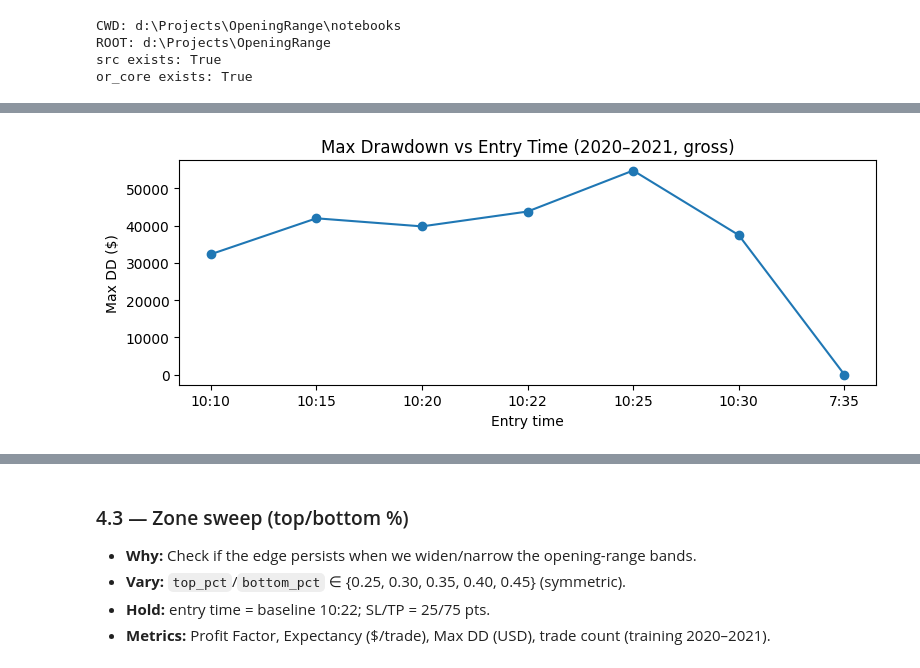
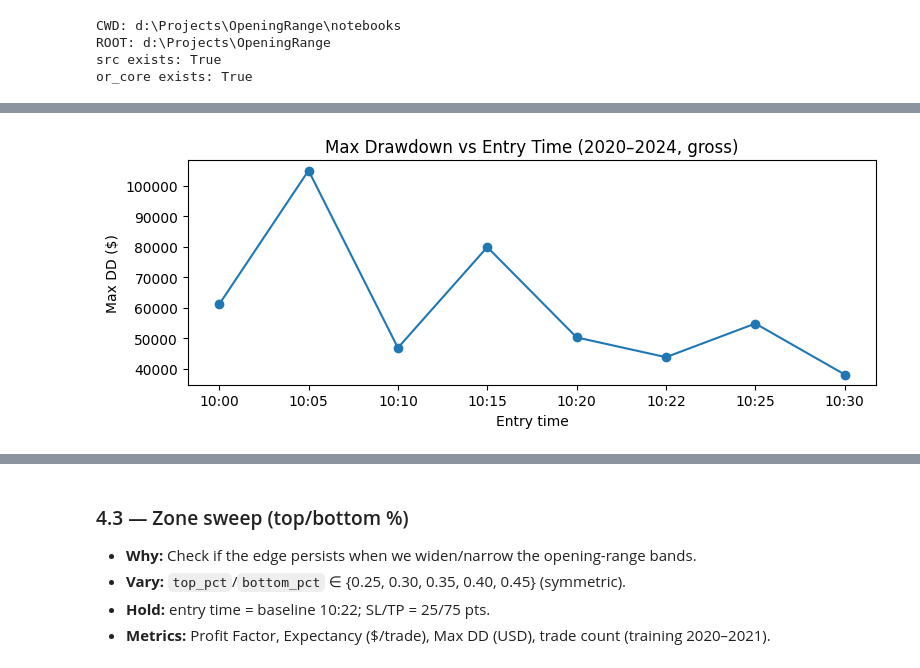
Before and after one commit to Mbaka11/OpeningRangeTradingStrategy, a Jupyter notebook: notebooks/04_parameter_robustness.ipynb, the cells around one changed output, grey strips where cells are left out. Saved outputs shown, nothing was run; the diff lists cells and outputs as text; code cells hidden in the pictures.

```diff
--- a/notebooks/04_parameter_robustness.ipynb
+++ b/notebooks/04_parameter_robustness.ipynb
@@ -95,9 +97,11 @@ vd["year"] = vd["date"].dt.year
 # --- Define train/test years (we’ll sweep on TRAIN first)
 TRAIN_YEARS = {2020, 2021}
 TEST_YEARS  = {2022, 2023}
+ENTRY_YEARS = {2020, 2021, 2022, 2023, 2024}
 
 vd_train = vd[vd["year"].isin(TRAIN_YEARS)].copy()
 vd_test  = vd[vd["year"].isin(TEST_YEARS)].copy()
+vd_entry = vd[vd["year"].isin(ENTRY_YEARS)].copy()
 
 # --- Pull constants (safe fallbacks)
 try:
@@ -144,10 +148,10 @@ def _set_nested(d, path, value):
 
 @contextmanager
 def temporary_strategy_overrides(entry_time=None, bot_pct=None, top_pct=None, sl_pts=None, tp_pts=None):
-    """
+    '''
     Temporarily modify STRATEGY dict for sweeps. If STRATEGY isn't present,
     we’ll pass overrides directly to execute_day (next helper).
-    """
+    '''
     backup = None
     try:
         if "STRATEGY" in globals() and isinstance(STRATEGY, dict):
@@ -170,10 +174,10 @@ def temporary_strategy_overrides(entry_time=None, bot_pct=None, top_pct=None, sl
             STRATEGY.update(backup)
 
 def _execute_with_overrides(date_str, **overrides):
-    """
+    '''
     Call execute_day with overrides if it accepts them; otherwise rely on
     temporary_strategy_overrides having already set STRATEGY.
-    """
+    '''
     sig = inspect.signature(execute_day)
     kwargs = {}
     for k in ["entry_time", "bot_pct", "top_pct", "sl_pts", "tp_pts", "overrides"]:
@@ -184,6 +188,7 @@ def _execute_with_overrides(date_str, **overrides):
 # --- Minimal sanity print
 print(f"Training window days (2020–2021): {len(vd_train)}")
 print(f"Test window days     (2022–2023): {len(vd_test)}")
+print(f"Entry window days    (2020–2024): {len(vd_entry)}")
 print(f"Point value used: ${POINT_VAL:.2f} per point | Initial capital: ${init_capital:,.0f}")
 # %% [output]
 Training window days (2020–2021): 510
@@ -205,5 +211,5 @@ Point value used: $80.00 per point | Initial capital: $100,000
 # %%
-# 4.2 — Entry-time sweep (training 2020–2021)
+# 4.2 — Entry-time sweep (all 2020–2024 days)
 
 import pandas as pd
 import numpy as np
@@ -226,8 +232,28 @@ def _execute_with_overrides(date_str, **overrides):
             kwargs[k] = overrides[k]
     return execute_day(date_str, **kwargs)
 
+# --- metric helper reused by sweeps/Monte Carlo
+def compute_metrics(df):
+    df = df.sort_values("date").reset_index(drop=True)
+    df["pnl_usd_filled"] = df["pnl_usd"].fillna(0.0)
+
+    is_trade = df["decision"].isin(["long","short"])
+    trades   = df[is_trade]
+    wins     = trades["pnl_usd"] > 0
+    losses   = trades["pnl_usd"] < 0
+    sum_w = trades.loc[wins,  "pnl_usd"].sum()
+    sum_l = -trades.loc[losses, "pnl_usd"].sum()
+    pf = (sum_w / sum_l) if sum_l > 0 else np.nan
+    exp_usd = trades["pnl_usd"].mean() if len(trades) else np.nan
+
+    eq = init_capital + df["pnl_usd_filled"].cumsum()
+    dd = (eq.cummax() - eq).astype(float)
+    max_dd = float(dd.max()) if len(dd) else np.nan
+
+    return {"trades": int(is_trade.sum()), "pf": float(pf), "exp_usd": float(exp_usd), "max_dd": max_dd}
+
 # --- one run for a given entry time (zones/sl/tp fixed)
-def run_backtest_for_params(dates, entry_time, bot_pct=0.35, top_pct=0.35, sl_pts=25, tp_pts=75):
+def run_backtest_for_params(dates, entry_time, bot_pct=0.35, top_pct=0.35, sl_pts=25, tp_pts=75, return_daily=False):
     records = []
     # temporarily override config if STRATEGY dict exists; otherwise pass via kwargs
     with temporary_strategy_overrides(entry_time=entry_time, bot_pct=bot_pct, top_pct=top_pct,
@@ -238,36 +264,25 @@ def run_backtest_for_params(dates, entry_time, bot_pct=0.35, top_pct=0.35, sl_pt
                                              top_pct=top_pct, sl_pts=sl_pts, tp_pts=tp_pts)
             records.append({"date": d, "decision": ex.decision, "pnl_usd": ex.pnl_usd})
     df = pd.DataFrame.from_records(records)
-    df["pnl_usd_filled"] = df["pnl_usd"].fillna(0.0)
-    df = df.sort_values("date").reset_index(drop=True)
+    metrics = compute_metrics(df)
+    if return_daily:
+        daily = df[["date","decision","pnl_usd"]].copy()
+        daily["pnl_usd_filled"] = daily["pnl_usd"].fillna(0.0)
+        return metrics, daily
+    return metrics
 
-    # KPIs on executed trades
-    is_trade = df["decision"].isin(["long","short"])
-    trades   = df[is_trade]
-    wins     = trades["pnl_usd"] > 0
-    losses   = trades["pnl_usd"] < 0
-    sum_w = trades.loc[wins,  "pnl_usd"].sum()
-    sum_l = -trades.loc[losses, "pnl_usd"].sum()
-    pf = (sum_w / sum_l) if sum_l > 0 else np.nan
-    exp_usd = trades["pnl_usd"].mean() if len(trades) else np.nan
+# --- run the sweep on all entry dates
+ENTRY_GRID = ["10:00","10:05","10:10","10:15","10:20","10:22","10:25","10:30"]
+dates_entry = vd_entry["date"].dt.strftime("%Y-%m-%d").tolist()
 
-    # equity & drawdown (gross)
-    eq = init_capital + df["pnl_usd_filled"].cumsum()
-    dd = (eq.cummax() - eq).astype(float)
-    max_dd = float(dd.max()) if len(dd) else np.nan
-
-    return {"trades": int(is_trade.sum()), "pf": float(pf), "exp_usd": float(exp_usd), "max_dd": max_dd}
-
-# --- run the sweep on training dates
-ENTRY_GRID = ["10:10","10:15","10:20","10:22","10:25","10:30","10:35"]
-dates_train = vd_train["date"].dt.strftime("%Y-%m-%d").tolist()
-
+daily_by_entry = {}
 rows = []
-for et in tqdm(ENTRY_GRID, desc="Entry-time sweep (training)"):
+for et in tqdm(ENTRY_GRID, desc="Entry-time sweep (2020–2024)"):
     or_core.ENTRY_T = et
-    k = run_backtest_for_params(dates_train, entry_time=et, bot_pct=0.35, top_pct=0.35, sl_pts=25, tp_pts=75)
+    k, daily = run_backtest_for_params(dates_entry, entry_time=et, bot_pct=0.35, top_pct=0.35, sl_pts=25, tp_pts=75, return_daily=True)
     k["entry_time"] = et
     rows.append(k)
+    daily_by_entry[et] = daily
 
 sweep_et = pd.DataFrame(rows).sort_values("entry_time").reset_index(drop=True)
 display(sweep_et[["entry_time","trades","pf","exp_usd","max_dd"]])
@@ -275,19 +290,19 @@ display(sweep_et[["entry_time","trades","pf","exp_usd","max_dd"]])
 # --- small visuals
 plt.figure(figsize=(8,3.2))
 plt.plot(sweep_et["entry_time"], sweep_et["pf"], marker="o")
-plt.title("Profit Factor vs Entry Time (2020–2021, gross)")
+plt.title("Profit Factor vs Entry Time (2020–2024, gross)")
 plt.xlabel("Entry time"); plt.ylabel("Profit Factor")
 plt.tight_layout(); plt.show()
 
 plt.figure(figsize=(8,3.2))
 plt.plot(sweep_et["entry_time"], sweep_et["exp_usd"], marker="o")
-plt.title("Expectancy ($/trade) vs Entry Time (2020–2021, gross)")
+plt.title("Expectancy ($/trade) vs Entry Time (2020–2024, gross)")
 plt.xlabel("Entry time"); plt.ylabel("$/trade")
 plt.tight_layout(); plt.show()
 
 plt.figure(figsize=(8,3.2))
 plt.plot(sweep_et["entry_time"], sweep_et["max_dd"], marker="o")
-plt.title("Max Drawdown vs Entry Time (2020–2021, gross)")
+plt.title("Max Drawdown vs Entry Time (2020–2024, gross)")
 plt.xlabel("Entry time"); plt.ylabel("Max DD ($)")
 plt.tight_layout(); plt.show()
 # %% [output]
@@ -304 +320 @@ plt.tight_layout(); plt.show()
-[figure, old version]
+[figure, new version]
```
Also changed, not shown: parts of 15 cells of this notebook.
